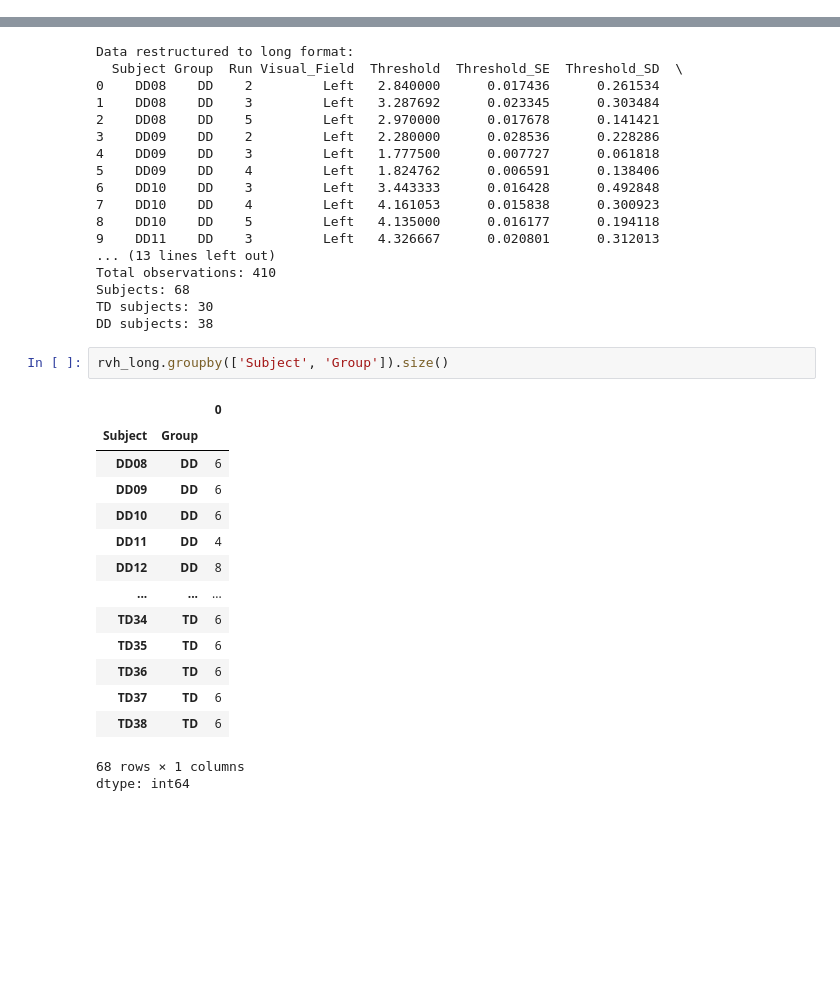
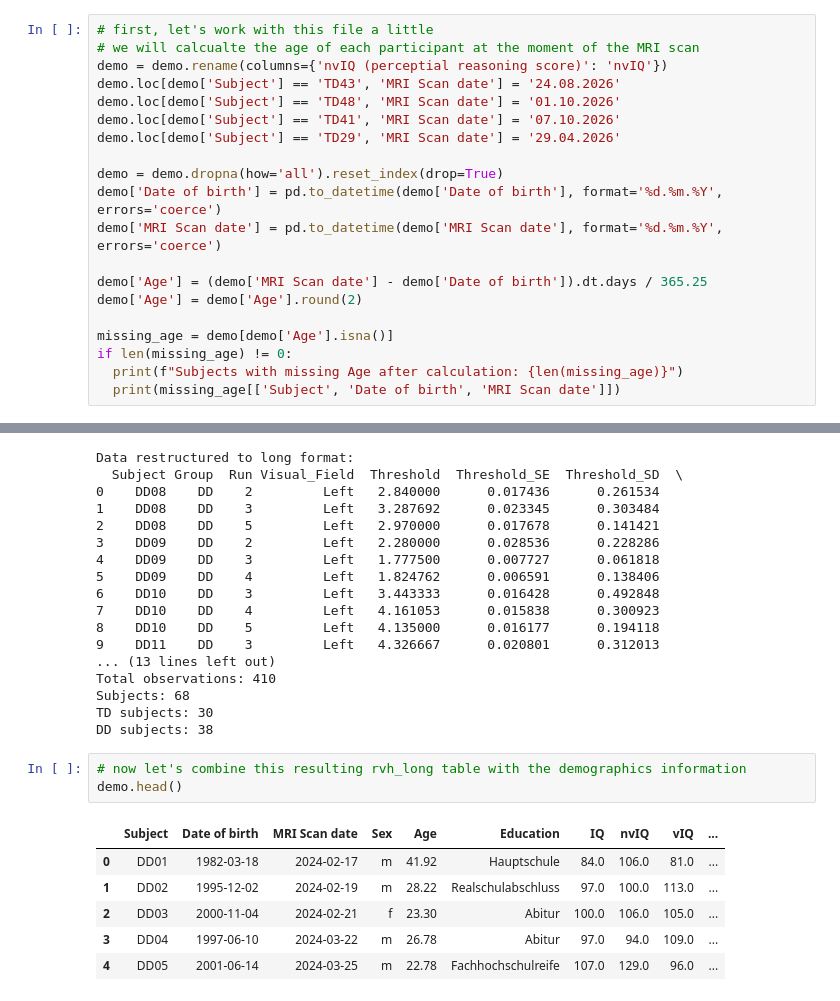
Before and after one commit to cristinarainich/DDCS, a Jupyter notebook: rvh_termin1only.ipynb, the cells around one changed output, grey strips where cells are left out. Saved outputs shown, nothing was run; the diff lists cells and outputs as text; blank space fills up the shorter version.

```diff
--- a/rvh_termin1only.ipynb
+++ b/rvh_termin1only.ipynb
@@ -33,0 +45,20 @@ rvh.head()
+# %%
+# first, let's work with this file a little
+# we will calcualte the age of each participant at the moment of the MRI scan
+demo = demo.rename(columns={'nvIQ (perceptial reasoning score)': 'nvIQ'})
+demo.loc[demo['Subject'] == 'TD43', 'MRI Scan date'] = '24.08.2026'
+demo.loc[demo['Subject'] == 'TD48', 'MRI Scan date'] = '01.10.2026'
+demo.loc[demo['Subject'] == 'TD41', 'MRI Scan date'] = '07.10.2026'
+demo.loc[demo['Subject'] == 'TD29', 'MRI Scan date'] = '29.04.2026'
+
+demo = demo.dropna(how='all').reset_index(drop=True)
+demo['Date of birth'] = pd.to_datetime(demo['Date of birth'], format='%d.%m.%Y', errors='coerce')
+demo['MRI Scan date'] = pd.to_datetime(demo['MRI Scan date'], format='%d.%m.%Y', errors='coerce')
+
+demo['Age'] = (demo['MRI Scan date'] - demo['Date of birth']).dt.days / 365.25
+demo['Age'] = demo['Age'].round(2)
+
+missing_age = demo[demo['Age'].isna()]
+if len(missing_age) != 0:
+  print(f"Subjects with missing Age after calculation: {len(missing_age)}")
+  print(missing_age[['Subject', 'Date of birth', 'MRI Scan date']])
@@ -281,21 +317,13 @@ Total observations: 410
 Subjects: 68
 TD subjects: 30
 DD subjects: 38
-# %%
-rvh_long.groupby(['Subject', 'Group']).size()
-# %% [output]
-|  |  | 0 |
-| Subject | Group |  |
-| DD08 | DD | 6 |
-| DD09 | DD | 6 |
-| DD10 | DD | 6 |
-| DD11 | DD | 4 |
-| DD12 | DD | 8 |
-| ... | ... | ... |
-| TD34 | TD | 6 |
-| TD35 | TD | 6 |
-| TD36 | TD | 6 |
-| TD37 | TD | 6 |
-| TD38 | TD | 6 |
-68 rows × 1 columns
-dtype: int64
+# %%
+# now let's combine this resulting rvh_long table with the demographics information
+demo.head()
+# %% [output]
+|  | Subject | Date of birth | MRI Scan date | Sex | Age | Education | IQ | nvIQ | vIQ | ... |
+| 0 | DD01 | 1982-03-18 | 2024-02-17 | m | 41.92 | Hauptschule | 84.0 | 106.0 | 81.0 | ... |
+| 1 | DD02 | 1995-12-02 | 2024-02-19 | m | 28.22 | Realschulabschluss | 97.0 | 100.0 | 113.0 | ... |
+| 2 | DD03 | 2000-11-04 | 2024-02-21 | f | 23.30 | Abitur | 100.0 | 106.0 | 105.0 | ... |
+| 3 | DD04 | 1997-06-10 | 2024-03-22 | m | 26.78 | Abitur | 97.0 | 94.0 | 109.0 | ... |
+| 4 | DD05 | 2001-06-14 | 2024-03-25 | m | 22.78 | Fachhochschulreife | 107.0 | 129.0 | 96.0 | ... |
```
Also changed, not shown: parts of 21 cells of this notebook.
